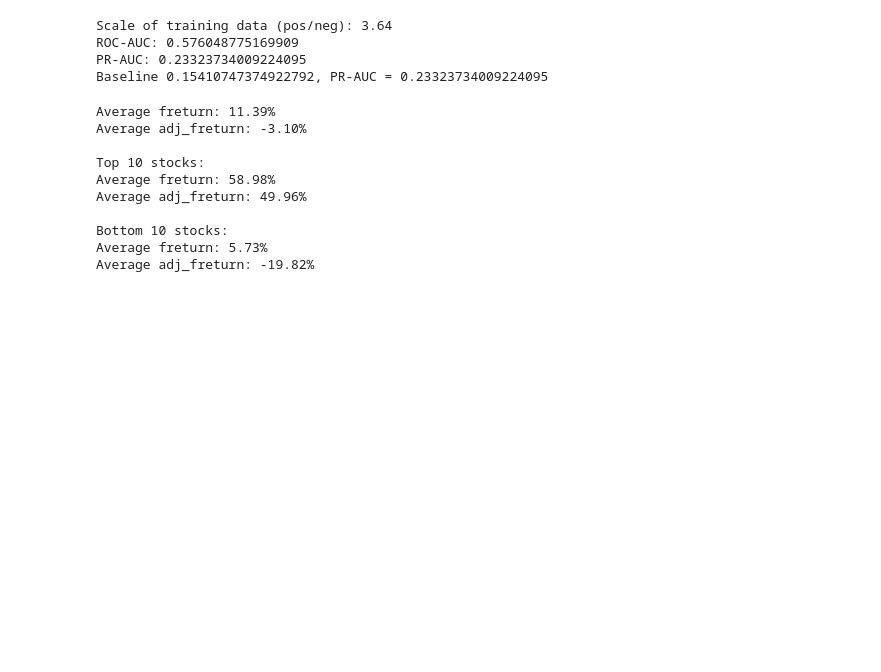
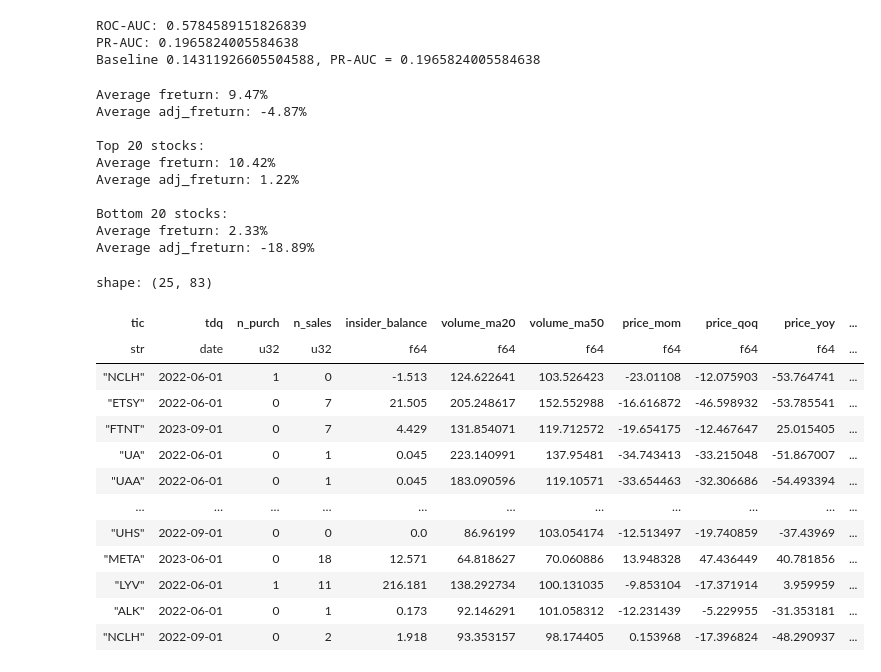
Before and after one commit to francisco3511/stocksense, a Jupyter notebook: notebooks/modeling.ipynb, the cells around one changed output. Saved outputs shown, nothing was run; the diff lists cells and outputs as text; code cells hidden in the pictures; blank space fills up the shorter version.

```diff
--- a/notebooks/modeling.ipynb
+++ b/notebooks/modeling.ipynb
@@ -17,0 +16,2 @@ sp500_stocks = DatabaseHandler().fetch_sp500_stocks()
+# %%
+constituents = DatabaseHandler().fetch_constituents(dt.datetime(2022, 6, 1))
@@ -69,10 +71,9 @@ train = data.filter((pl.col("tdq").dt.year() >= 2007) & (pl.col("tdq").dt.year()
 val = data.filter(
     (pl.col("tdq").dt.year() >= 2022)
     & (pl.col("tdq").dt.year() <= 2023)
-    & (pl.col("tic").is_in(sp500_stocks))
+    & pl.col("tic").is_in(constituents)
 )
 
-scale = get_scale(train)
 
 X_train = train.select(features).to_pandas()
 y_train = train.select(target).to_pandas().values.ravel()
@@ -82,15 +83,15 @@ y_val = val.select(target).to_pandas().values.ravel()
 params = {
     "objective": "binary:logistic",
     "learning_rate": 0.1,
-    "n_estimators": 200,
-    "max_depth": 4,
-    "min_child_weight": 1,
+    "n_estimators": 430,
+    "max_depth": 3,
+    "min_child_weight": 5,
     "gamma": 0,
     "subsample": 1,
     "colsample_bytree": 1,
     "reg_alpha": 0,
     "reg_lambda": 1,
-    "scale_pos_weight": scale,
+    "scale_pos_weight": 1,
     "eval_metric": "logloss",
     "nthread": -1,
     "seed": 100,
@@ -99,23 +100,22 @@ params = {
 model = XGBoostModel(params)
 model.train(X_train, y_train)
 
-print(f"ROC-AUC: {model.roc_auc(X_val, y_val)}")
-print(f"PR-AUC: {model.pr_auc(X_val, y_val)}")
+print(f"ROC-AUC: {model.get_roc_auc(X_val, y_val)}")
+print(f"PR-AUC: {model.get_pr_auc(X_val, y_val)}")
 
 baseline = float(len(val.filter(pl.col(target) == 1)) / len(val))
 
-pr_auc = model.pr_auc(X_val, y_val)
+pr_auc = model.get_pr_auc(X_val, y_val)
 
 print(f"Baseline {baseline}, PR-AUC = {pr_auc}")
 # %% [output]
-Scale of training data (pos/neg): 3.64
-ROC-AUC: 0.576048775169909
-PR-AUC: 0.23323734009224095
-Baseline 0.15410747374922792, PR-AUC = 0.23323734009224095
+ROC-AUC: 0.5784589151826839
+PR-AUC: 0.1965824005584638
+Baseline 0.14311926605504588, PR-AUC = 0.1965824005584638
 # %%
 y_proba = model.predict_proba(X_val)
 val_subset = val.with_columns(pl.Series("proba", y_proba)).sort("proba", descending=True)
-n = 10
+n = 20
 top = val_subset.head(n)
 bottom = val_subset.tail(n)
 
@@ -140,16 +140,33 @@ print(f"\nBottom {n} stocks:")
 print(f"Average freturn: {bottom_freturn:.2f}%")
 print(f"Average adj_freturn: {bottom_adj_freturn:.2f}%")
 # %% [output]
-Average freturn: 11.39%
-Average adj_freturn: -3.10%
+Average freturn: 9.47%
+Average adj_freturn: -4.87%
 
-Top 10 stocks:
-Average freturn: 58.98%
-Average adj_freturn: 49.96%
+Top 20 stocks:
+Average freturn: 10.42%
+Average adj_freturn: 1.22%
 
-Bottom 10 stocks:
-Average freturn: 5.73%
-Average adj_freturn: -19.82%
+Bottom 20 stocks:
+Average freturn: 2.33%
+Average adj_freturn: -18.89%
+# %%
+val_subset.head(25)
+# %% [output]
+shape: (25, 83)
+| tic | tdq | n_purch | n_sales | insider_balance | volume_ma20 | volume_ma50 | price_mom | price_qoq | price_yoy | ... |
+| str | date | u32 | u32 | f64 | f64 | f64 | f64 | f64 | f64 | ... |
+| "NCLH" | 2022-06-01 | 1 | 0 | -1.513 | 124.622641 | 103.526423 | -23.01108 | -12.075903 | -53.764741 | ... |
+| "ETSY" | 2022-06-01 | 0 | 7 | 21.505 | 205.248617 | 152.552988 | -16.616872 | -46.598932 | -53.785541 | ... |
+| "FTNT" | 2023-09-01 | 0 | 7 | 4.429 | 131.854071 | 119.712572 | -19.654175 | -12.467647 | 25.015405 | ... |
+| "UA" | 2022-06-01 | 0 | 1 | 0.045 | 223.140991 | 137.95481 | -34.743413 | -33.215048 | -51.867007 | ... |
+| "UAA" | 2022-06-01 | 0 | 1 | 0.045 | 183.090596 | 119.10571 | -33.654463 | -32.306686 | -54.493394 | ... |
+| … | … | … | … | … | … | … | … | … | … | ... |
+| "UHS" | 2022-09-01 | 0 | 0 | 0.0 | 86.96199 | 103.054174 | -12.513497 | -19.740859 | -37.43969 | ... |
+| "META" | 2023-06-01 | 0 | 18 | 12.571 | 64.818627 | 70.060886 | 13.948328 | 47.436449 | 40.781856 | ... |
+| "LYV" | 2022-06-01 | 1 | 11 | 216.181 | 138.292734 | 100.131035 | -9.853104 | -17.371914 | 3.959959 | ... |
+| "ALK" | 2022-06-01 | 0 | 1 | 0.173 | 92.146291 | 101.058312 | -12.231439 | -5.229955 | -31.353181 | ... |
+| "NCLH" | 2022-09-01 | 0 | 2 | 1.918 | 93.353157 | 98.174405 | 0.153968 | -17.396824 | -48.290937 | ... |
 # %%
 for date in ["2022-03-01", "2022-06-01", "2022-09-01", "2022-12-01", "2023-03-01", "2023-06-01"]:
     y_proba = model.predict_proba(X_val)
```
Also changed, not shown: parts of 9 cells of this notebook, 21 other files.
